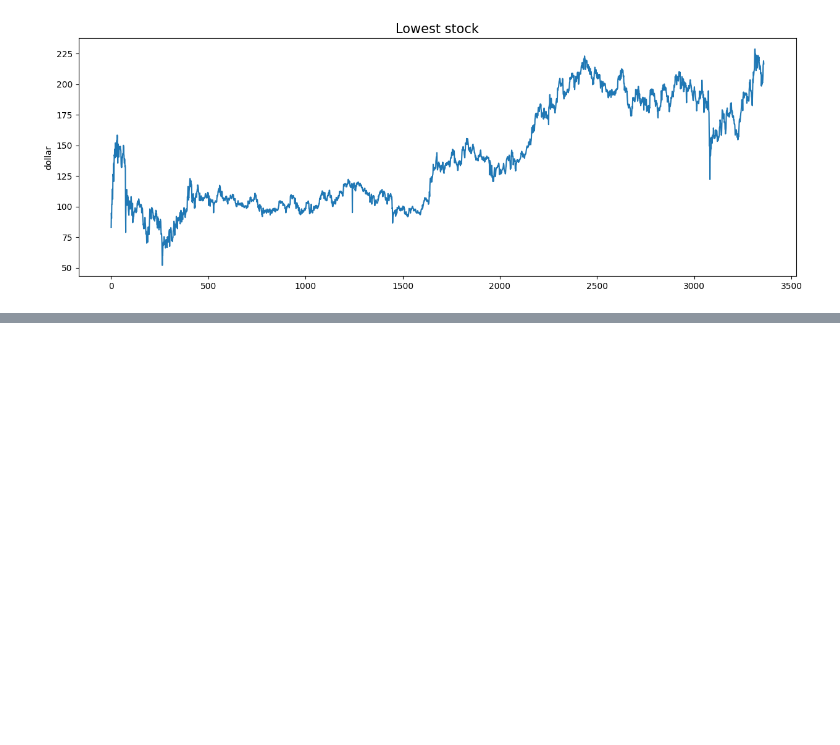
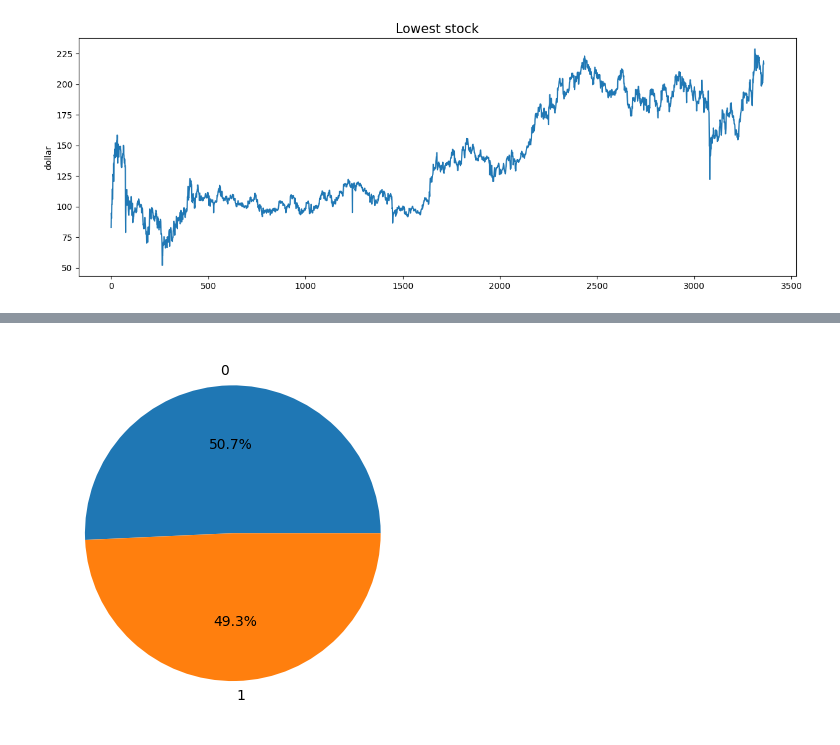
Before and after one commit to heronhoga/stock-prediction, a Jupyter notebook: prediction.ipynb, the cells around one changed output, grey strips where cells are left out. Cells and saved outputs as stored; diff of their text form; code cells hidden in the pictures; blank space fills up the shorter version.

```diff
--- a/prediction.ipynb
+++ b/prediction.ipynb
@@ -40,0 +140,10 @@ plt.show()
+# %%
+df['open-close']  = df['Open'] - df['Close']
+df['low-high']  = df['Low'] - df['High']
+df['target'] = np.where(df['Close'].shift(-1) > df['Close'], 1, 0)
+# %%
+plt.pie(df['target'].value_counts().values,
+        labels=[0, 1], autopct='%1.1f%%')
+plt.show()
+# %% [output]
+[figure, added]
```
Also changed, not shown: parts of 14 cells of this notebook.
